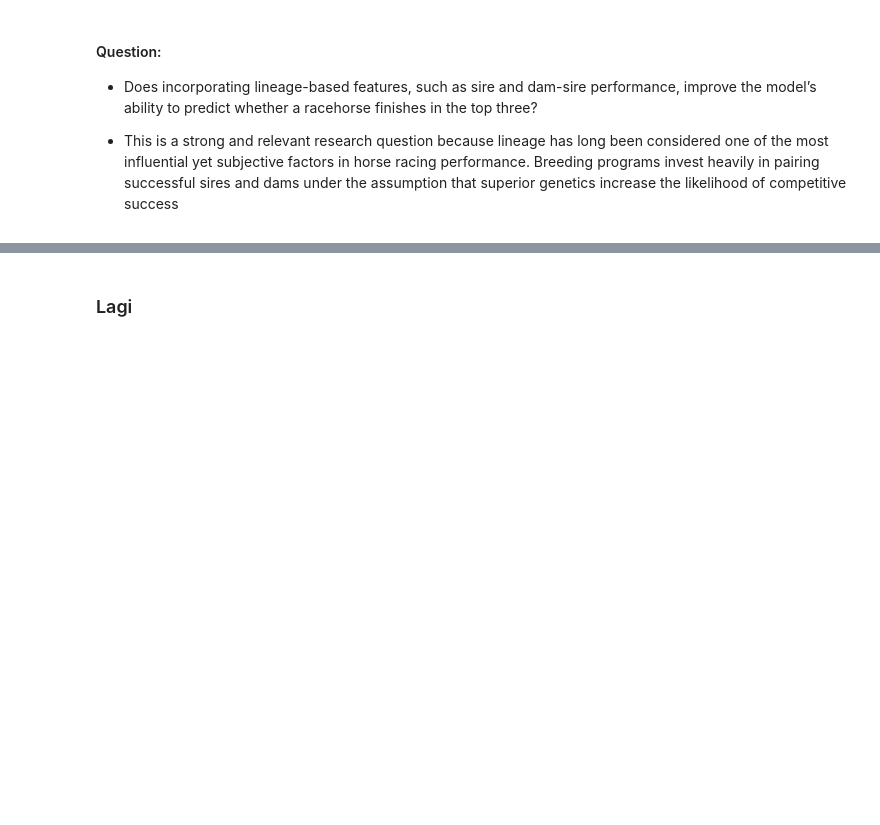
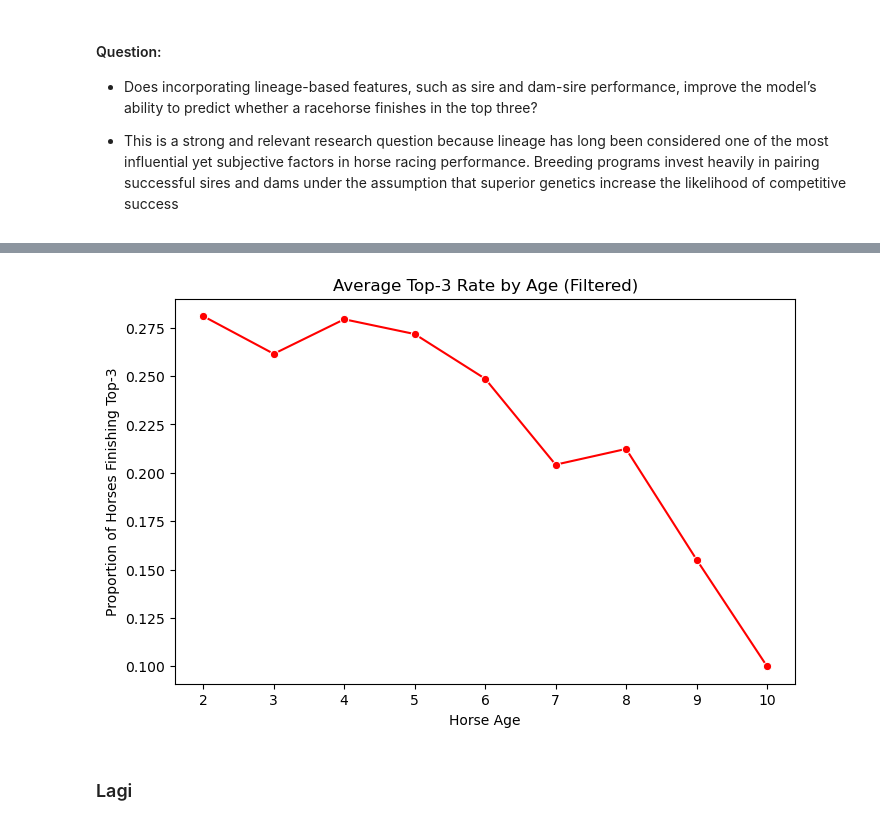
Before and after one commit to Kobeonekenobe/GroupProject3, a Jupyter notebook: GroupProject3.ipynb, the cells around one changed output, grey strips where cells are left out. Drawn from its saved outputs; the diff is of its cells as text; code cells hidden in the pictures; blank space fills up the shorter version.

```diff
--- a/GroupProject3.ipynb
+++ b/GroupProject3.ipynb
@@ -1207,3 +1295,28 @@ plt.show()
+# %%
+age_summary = (
+    kns_train_df.groupby("age")["top3"]
+    .agg(["count", "mean"])
+    .reset_index()
+    .rename(columns={"mean": "avg_top3_rate"})
+)
+
+age_summary_filtered = age_summary[age_summary["count"] >= 30]
+
+fig, ax = plt.subplots(figsize=(8, 5))
+sns.lineplot(
+    data=age_summary_filtered,
+    x="age",
+    y="avg_top3_rate",
+    marker="o",
+    color="red",
+    ax=ax,
+)
+ax.set_title("Average Top-3 Rate by Age (Filtered)")
+ax.set_xlabel("Horse Age")
+ax.set_ylabel("Proportion of Horses Finishing Top-3")
+plt.show()
+# %% [output]
+[figure, added]
 # %% [markdown]
 ### Lagi
 # %%
```
Also changed, not shown: parts of 8 cells of this notebook.
